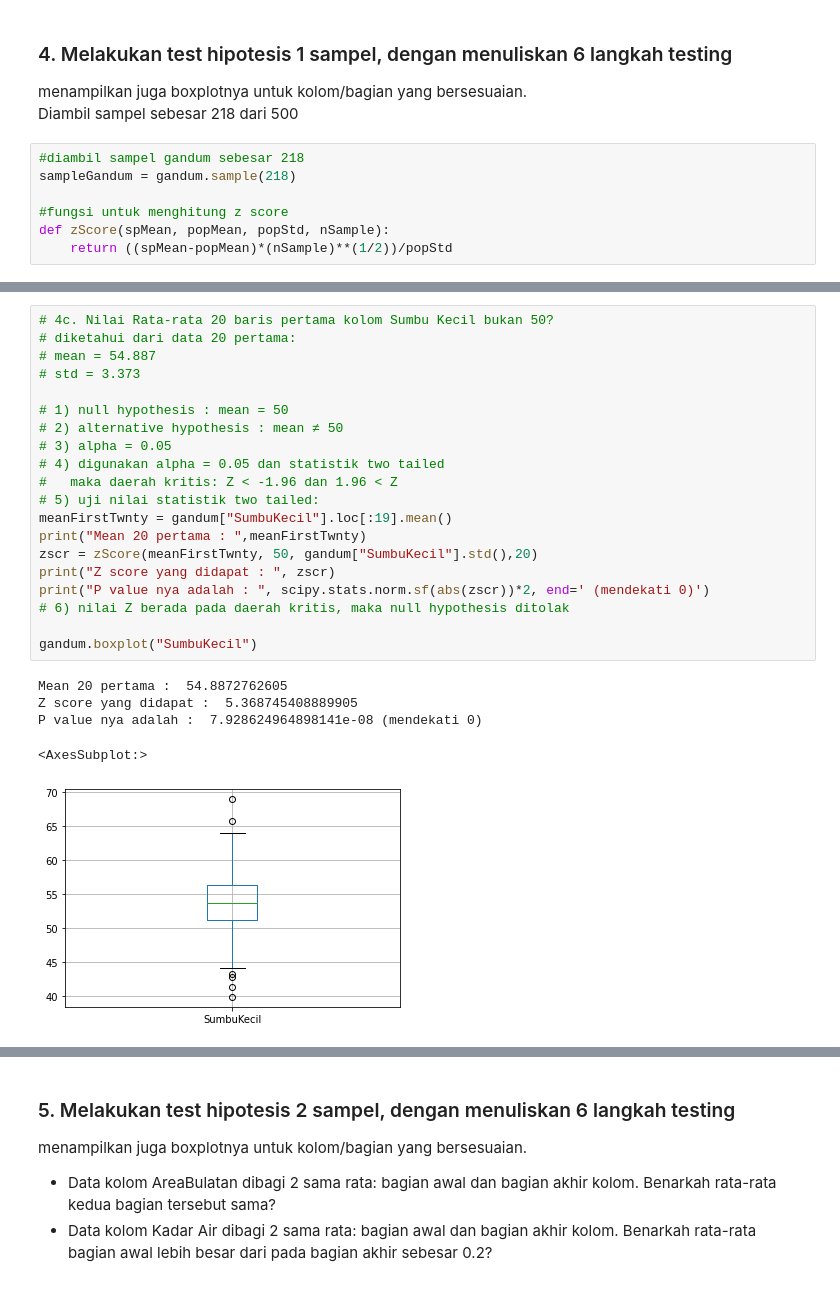
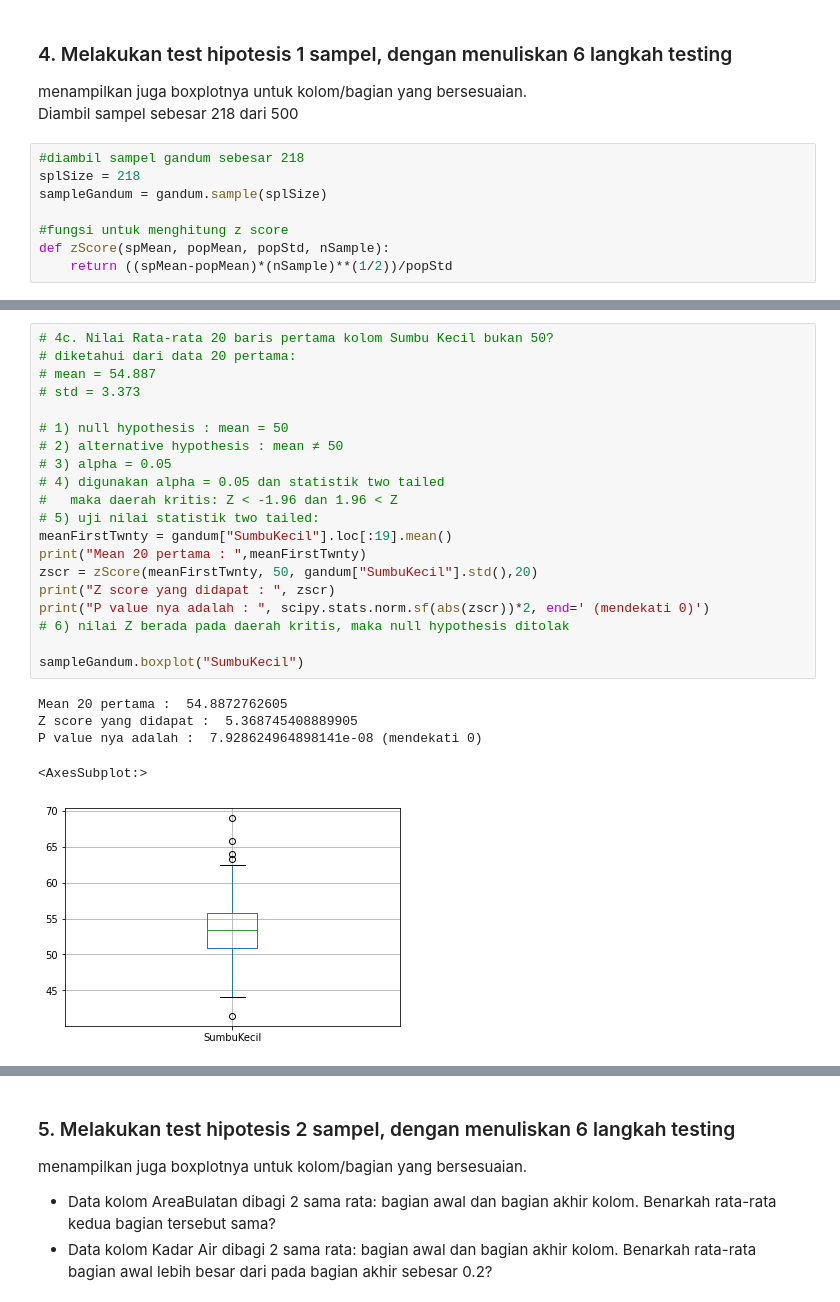
Before and after one commit to pratamaandiko/Tubes-Probstat, a Jupyter notebook: TubesProbstat.ipynb, the cells around one changed output, grey strips where cells are left out. Saved outputs shown, nothing was run; the diff lists cells and outputs as text.

```diff
--- a/TubesProbstat.ipynb
+++ b/TubesProbstat.ipynb
@@ -270,7 +270,8 @@ Berdasarkan penggambaran histogram yang sudah dilakukan:
    Diambil sampel sebesar 218 dari 500<br>
 # %%
 #diambil sampel gandum sebesar 218
-sampleGandum = gandum.sample(218)
+splSize = 218
+sampleGandum = gandum.sample(splSize)
 
 #fungsi untuk menghitung z score
 def zScore(spMean, popMean, popStd, nSample):
@@ -323,29 +324,29 @@ P value nya adalah :  0.6092144180763699
 # %%
 # 4c. Nilai Rata-rata 20 baris pertama kolom Sumbu Kecil bukan 50?
 # diketahui dari data 20 pertama:
 # mean = 54.887
 # std = 3.373
 
 # 1) null hypothesis : mean = 50
 # 2) alternative hypothesis : mean ≠ 50
 # 3) alpha = 0.05
 # 4) digunakan alpha = 0.05 dan statistik two tailed
 # 	maka daerah kritis: Z < -1.96 dan 1.96 < Z
 # 5) uji nilai statistik two tailed:
 meanFirstTwnty = gandum["SumbuKecil"].loc[:19].mean()
 print("Mean 20 pertama : ",meanFirstTwnty)
 zscr = zScore(meanFirstTwnty, 50, gandum["SumbuKecil"].std(),20)
 print("Z score yang didapat : ", zscr)
 print("P value nya adalah : ", scipy.stats.norm.sf(abs(zscr))*2, end=' (mendekati 0)')
 # 6) nilai Z berada pada daerah kritis, maka null hypothesis ditolak
 
-gandum.boxplot("SumbuKecil")
+sampleGandum.boxplot("SumbuKecil")
 # %% [output]
 Mean 20 pertama :  54.8872762605
 Z score yang didapat :  5.368745408889905
 P value nya adalah :  7.928624964898141e-08 (mendekati 0)
 <AxesSubplot:>
-[figure, old version]
+[figure, new version]
 # %%
 # 4d. Proporsi nilai Diameter yang lebih dari 85, adalah tidak sama dengan 15% ?
 # 1) null hypothesis : P = 0.15
```
Also changed, not shown: parts of 4 cells of this notebook.
